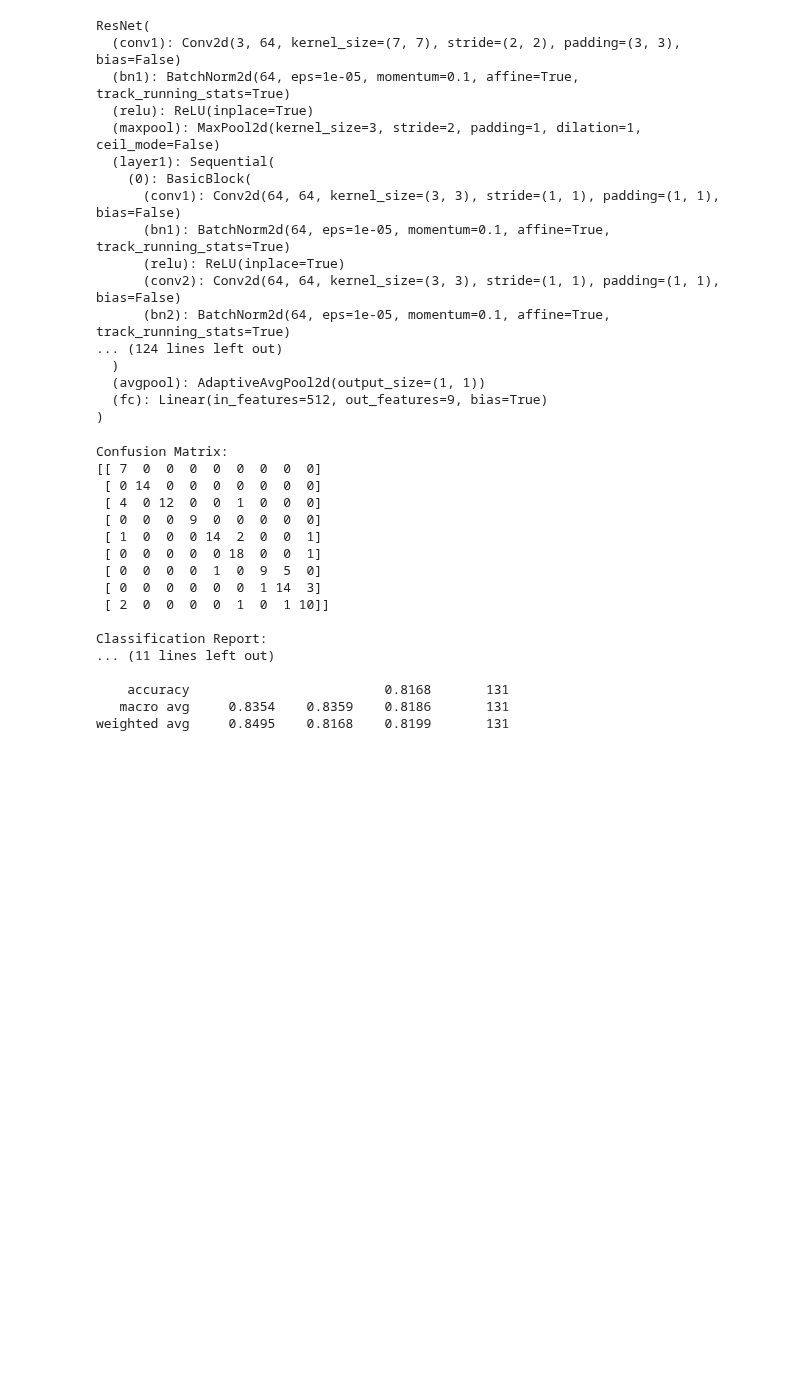
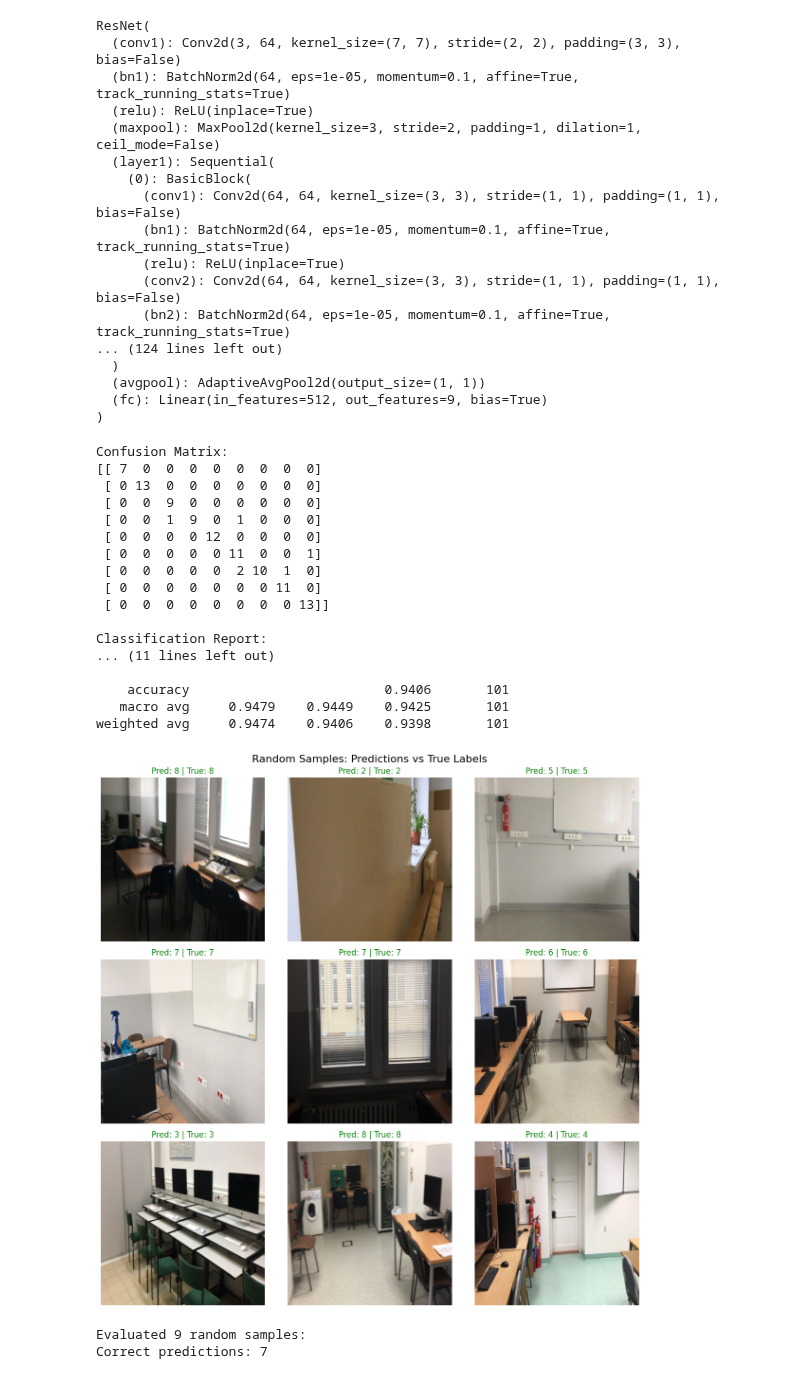
Before and after one commit to aszarata/agh-vpr-continual-learning-study, a Jupyter notebook: notebooks/models_experiments.ipynb, the cells around one changed output. Saved outputs shown, nothing was run; the diff lists cells and outputs as text; code cells hidden in the pictures; blank space fills up the shorter version.

```diff
--- a/notebooks/models_experiments.ipynb
+++ b/notebooks/models_experiments.ipynb
@@ -52,3 +52,4 @@ configs = splitter.split(df_meta)
 benchmark = benchmark_factory.build_img_classification_benchmark(configs)
 # %%
 benchmark.streams
+i = 4
@@ -59,7 +56,7 @@ benchmark.streams
 # %%
-trainset_0 = benchmark.train_stream[0].dataset
-valset_0 = benchmark.valid_stream[0].dataset
-testset_0 = benchmark.test_stream[0].dataset
+trainset_0 = benchmark.train_stream[i].dataset
+valset_0 = benchmark.valid_stream[i].dataset
+testset_0 = benchmark.test_stream[i].dataset
 
 
 trainloader = DataLoader(trainset_0, batch_size=16, shuffle=True)
@@ -206,7 +203,7 @@ Epoch: 11 | Train loss: 0.5026800472821508 | Val loss: 0.5737219154834747 | Val
 torch.save(best_model.state_dict(), "../models/ResNet34-camera-task-0-2.pth")
 # %%
 loaded_model = torch_models.get_resnet34_for_cl(9, False)
-loaded_model.load_state_dict(torch.load( "../models/BEST-ResNet34-camera-task-0-2.pth"))
+loaded_model.load_state_dict(torch.load( "../models/model_weights_exp0.pth", map_location=torch.device('cpu') ))
 loaded_model.to(device)
 # %% [output]
 ResNet(
@@ -252,18 +249,62 @@ print(report)
 # %% [output]
 Confusion Matrix:
 [[ 7  0  0  0  0  0  0  0  0]
- [ 0 14  0  0  0  0  0  0  0]
- [ 4  0 12  0  0  1  0  0  0]
- [ 0  0  0  9  0  0  0  0  0]
- [ 1  0  0  0 14  2  0  0  1]
- [ 0  0  0  0  0 18  0  0  1]
- [ 0  0  0  0  1  0  9  5  0]
- [ 0  0  0  0  0  0  1 14  3]
- [ 2  0  0  0  0  1  0  1 10]]
+ [ 0 13  0  0  0  0  0  0  0]
+ [ 0  0  9  0  0  0  0  0  0]
+ [ 0  0  1  9  0  1  0  0  0]
+ [ 0  0  0  0 12  0  0  0  0]
+ [ 0  0  0  0  0 11  0  0  1]
+ [ 0  0  0  0  0  2 10  1  0]
+ [ 0  0  0  0  0  0  0 11  0]
+ [ 0  0  0  0  0  0  0  0 13]]
 
 Classification Report:
 ... (11 lines left out)
 
-    accuracy                         0.8168       131
-   macro avg     0.8354    0.8359    0.8186       131
-weighted avg     0.8495    0.8168    0.8199       131
+    accuracy                         0.9406       101
+   macro avg     0.9479    0.9449    0.9425       101
+weighted avg     0.9474    0.9406    0.9398       101
+# %%
+import matplotlib.pyplot as plt
+import random
+
+sample_indices = random.sample(range(len(testloader.dataset)), 9)
+
+fig, axes = plt.subplots(3, 3, figsize=(12, 12))
+fig.suptitle('Random Samples: Predictions vs True Labels', fontsize=16)
+
+loaded_model.eval()
+
+for idx, ax in enumerate(axes.flat):
+    data_idx = sample_indices[idx]
+    sample, true_label = testloader.dataset[data_idx]
+
+    with torch.no_grad():
+        sample_tensor = sample.unsqueeze(0).to(device)
+        output = loaded_model(sample_tensor)
+        pred = output.argmax(dim=1).item()
+
+    if sample.dim() == 3:
+        sample_np = sample.permute(1, 2, 0).cpu().numpy()
+        if sample_np.shape[2] == 1:
+            sample_np = sample_np.squeeze()
+        ax.imshow(sample_np, cmap='gray' if sample_np.ndim == 2 else None)
+    else:
+        ax.text(0.5, 0.5, f"Sample {data_idx}",
+                ha='center', va='center', fontsize=12)
+
+    title_color = 'green' if pred == true_label else 'red'
+    ax.set_title(f"Pred: {pred} | True: {true_label}",
+                 color=title_color, fontsize=12)
+    ax.axis('off')
+
+plt.tight_layout()
+plt.show()
+
+print(f"Evaluated {len(sample_indices)} random samples:")
+print(f"Correct predictions: {sum(1 for i in range(9) if
+      (torch.tensor(all_preds[sample_indices[i]]) == torch.tensor(all_targets[sample_indices[i]])).item())}")
+# %% [output]
+[figure, added]
+Evaluated 9 random samples:
+Correct predictions: 7
```
Also changed, not shown: parts of 1 cell of this notebook, 2 other files.
